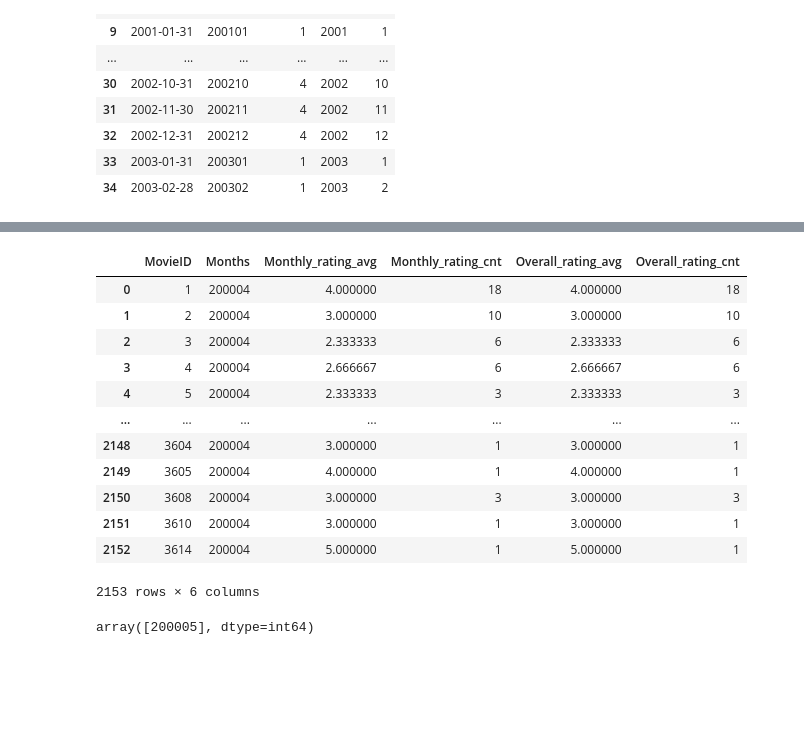
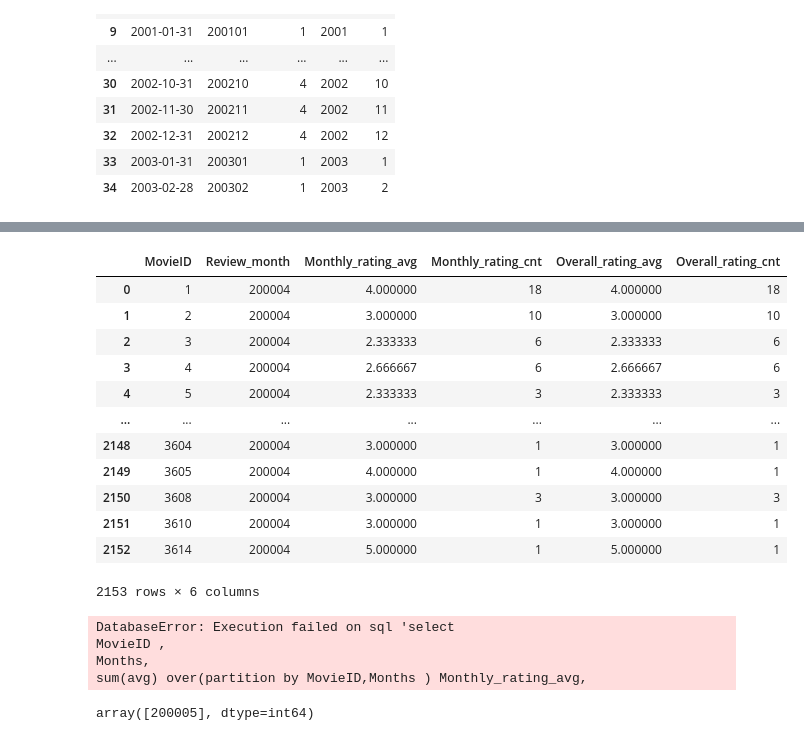
Before and after one commit to Sandutta2020/Monthly_top_movie_report, a Jupyter notebook: analysis/Exploratory_Analysis.ipynb, the cells around one changed output, grey strips where cells are left out. Cells and saved outputs as stored; diff of their text form; code cells hidden in the pictures; blank space fills up the shorter version.

```diff
--- a/analysis/Exploratory_Analysis.ipynb
+++ b/analysis/Exploratory_Analysis.ipynb
@@ -460,5 +447,5 @@ df
 import sqlite3
 import pandas as pd
 # %%
-conn = sqlite3.connect("..//src//Movie_report.db")
+conn = sqlite3.connect("..//sqlite_DB//Movie_report.db")
 cur = conn.cursor()
@@ -465,23 +550,23 @@ cur = conn.cursor()
 # %%
 selectsql = """select
 MovieID ,
-Months,
-sum(avg) over(partition by MovieID,Months ) Monthly_rating_avg,
-sum(count) over(partition by MovieID,Months ) Monthly_rating_cnt,
+Review_month,
+sum(avg) over(partition by MovieID,Review_month ) Monthly_rating_avg,
+sum(count) over(partition by MovieID,Review_month ) Monthly_rating_cnt,
 sum(avg) over(partition by MovieID) Overall_rating_avg,
 sum(count) over(partition by MovieID ) Overall_rating_cnt
 from
 (select
 	count(*) count,
 	Avg(Rating) avg,
 	MovieID,
-	Months	from
+	Review_month from
 	Movie_review_Fact_details
-	group by MovieID,Months)"""
+	group by MovieID,Review_month)"""
 df = pd.read_sql_query(selectsql, conn)
 df
 # %% [output]
-|  | MovieID | Months | Monthly_rating_avg | Monthly_rating_cnt | Overall_rating_avg | Overall_rating_cnt |
+|  | MovieID | Review_month | Monthly_rating_avg | Monthly_rating_cnt | Overall_rating_avg | Overall_rating_cnt |
 | 0 | 1 | 200004 | 4.000000 | 18 | 4.000000 | 18 |
 | 1 | 2 | 200004 | 3.000000 | 10 | 3.000000 | 10 |
 | 2 | 3 | 200004 | 2.333333 | 6 | 2.333333 | 6 |
@@ -512,6 +597,11 @@ from
 	group by MovieID,Months)"""
 df = pd.read_sql_query(selectsql, conn)
 df
+# %% [output]
+DatabaseError: Execution failed on sql 'select
+MovieID ,
+Months,
+sum(avg) over(partition by MovieID,Months ) Monthly_rating_avg,
 # %%
 df['Months'].unique()
 # %% [output]
```
Also changed, not shown: parts of 10 cells of this notebook, 2 other files.
